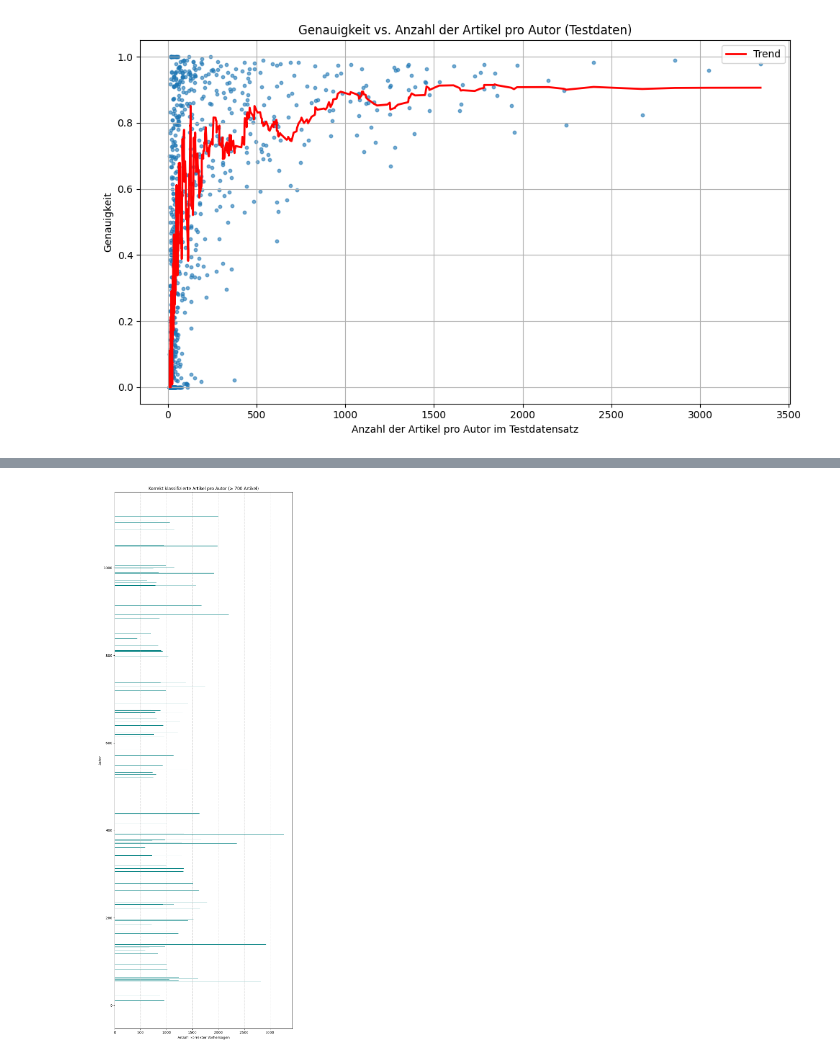
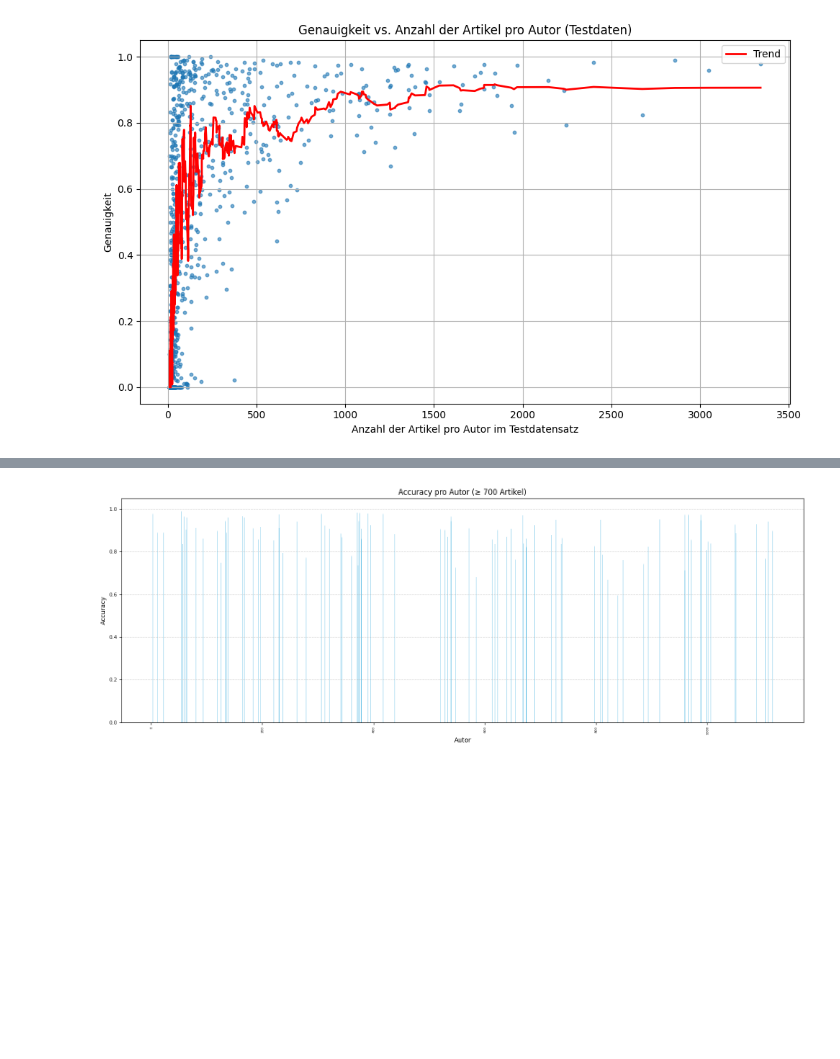
Before and after one commit to danielbelodev/authorship-attribution-bert, a Jupyter notebook: BERT/bert_train.ipynb, the cells around one changed output, grey strips where cells are left out. Drawn from its saved outputs; the diff is of its cells as text; code cells hidden in the pictures; blank space fills up the shorter version.

```diff
--- a/BERT/bert_train.ipynb
+++ b/BERT/bert_train.ipynb
@@ -226,21 +209,52 @@ See the caveats in the documentation: https://pandas.pydata.org/pandas-docs/stab
 # %%
-import numpy as np
+import matplotlib.pyplot as plt
+import pandas as pd
+from sklearn.metrics import accuracy_score
 
-# Korrekte Treffer (Diagonale der Matrix)
-correct_counts = np.diag(cm)
+# 1. Autoren mit ≥700 Artikeln filtern
+author_counts = df['author_id'].value_counts()
+valid_authors = author_counts[author_counts >= 700].index
+df_filtered = df[df['author_id'].isin(valid_authors)].copy()
 
-# Namen statt Encodings verwenden
-decoded_names = [encoding_df[encoding_df['encoded_label'] == enc]['author_id'].values[0] for enc in encoding_map.values()]
+# 2. Accuracy pro Autor berechnen
+accuracy_per_author = (
+    df_filtered.groupby('author_id')
+    .apply(lambda x: accuracy_score(x['author_id'], x['predicted']))
+    .reset_index(name='accuracy')
+)
 
-# Plot
-plt.figure(figsize=(8, len(correct_counts) * 0.25))  # Automatische Höhe
-plt.barh(decoded_names, correct_counts, color="teal")
-plt.xlabel("Anzahl korrekter Vorhersagen")
-plt.ylabel("Autor")
-plt.title("Korrekt klassifizierte Artikel pro Autor (≥ 700 Artikel)")
-plt.grid(axis='x', linestyle='--', alpha=0.6)
+# 3. Autorennamen holen
+# Falls du eine author_id → name Zuordnung hast (z. B. in einem Dictionary oder DataFrame), bitte hier zuordnen:
+# Beispiel: author_id_to_name = {123: "M. Mustermann", ...}
+# accuracy_per_author['author_name'] = accuracy_per_author['author_id'].map(author_id_to_name)
+
+# Falls author_id schon Name ist:
+accuracy_per_author['author_name'] = accuracy_per_author['author_id']
+
+# 4. Sortieren nach Name
+accuracy_per_author = accuracy_per_author.sort_values('author_name')
+
+# 5. Schriftgröße dynamisch setzen
+num_authors = len(accuracy_per_author)
+if num_authors <= 40:
+    fontsize = 9
+elif num_authors <= 80:
+    fontsize = 7
+else:
+    fontsize = 5
+
+# 6. Plot: Balkendiagramm
+plt.figure(figsize=(16, 6))
+plt.bar(accuracy_per_author['author_name'], accuracy_per_author['accuracy'], color="skyblue")
+plt.xticks(rotation=90, fontsize=fontsize)
+plt.yticks(fontsize=8)
+plt.ylim(0, 1.05)
+plt.xlabel("Autor", fontsize=10)
+plt.ylabel("Accuracy", fontsize=10)
+plt.title("Accuracy pro Autor (≥ 700 Artikel)", fontsize=12)
+plt.grid(axis='y', linestyle='--', alpha=0.5)
 plt.tight_layout()
-plt.savefig("correct_predictions_per_author.png", dpi=300)
+plt.savefig("accuracy_per_author_named_barchart.png", dpi=300)
 plt.show()
 # %% [output]
-[figure, old version]
+[figure, new version]
```
Also changed, not shown: parts of 2 cells of this notebook, 5 other files.
